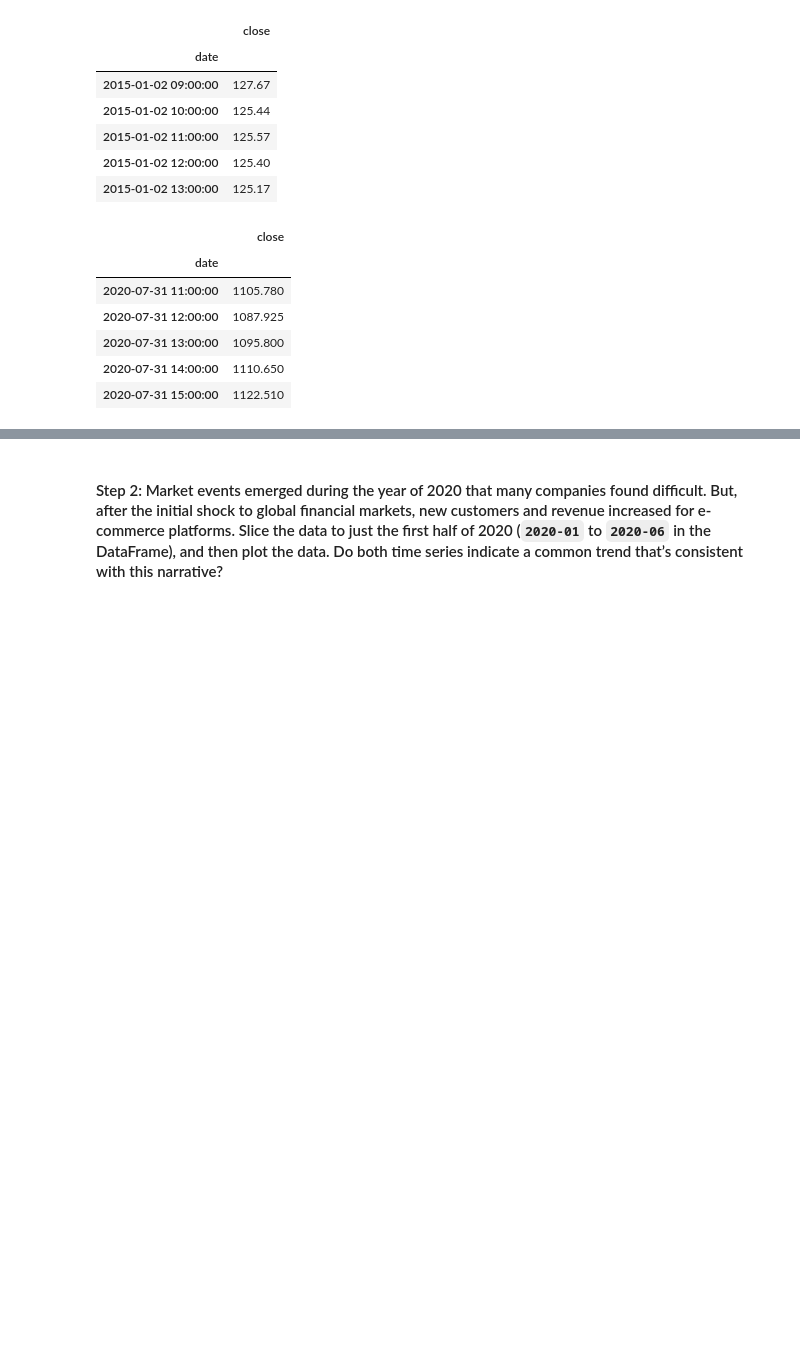
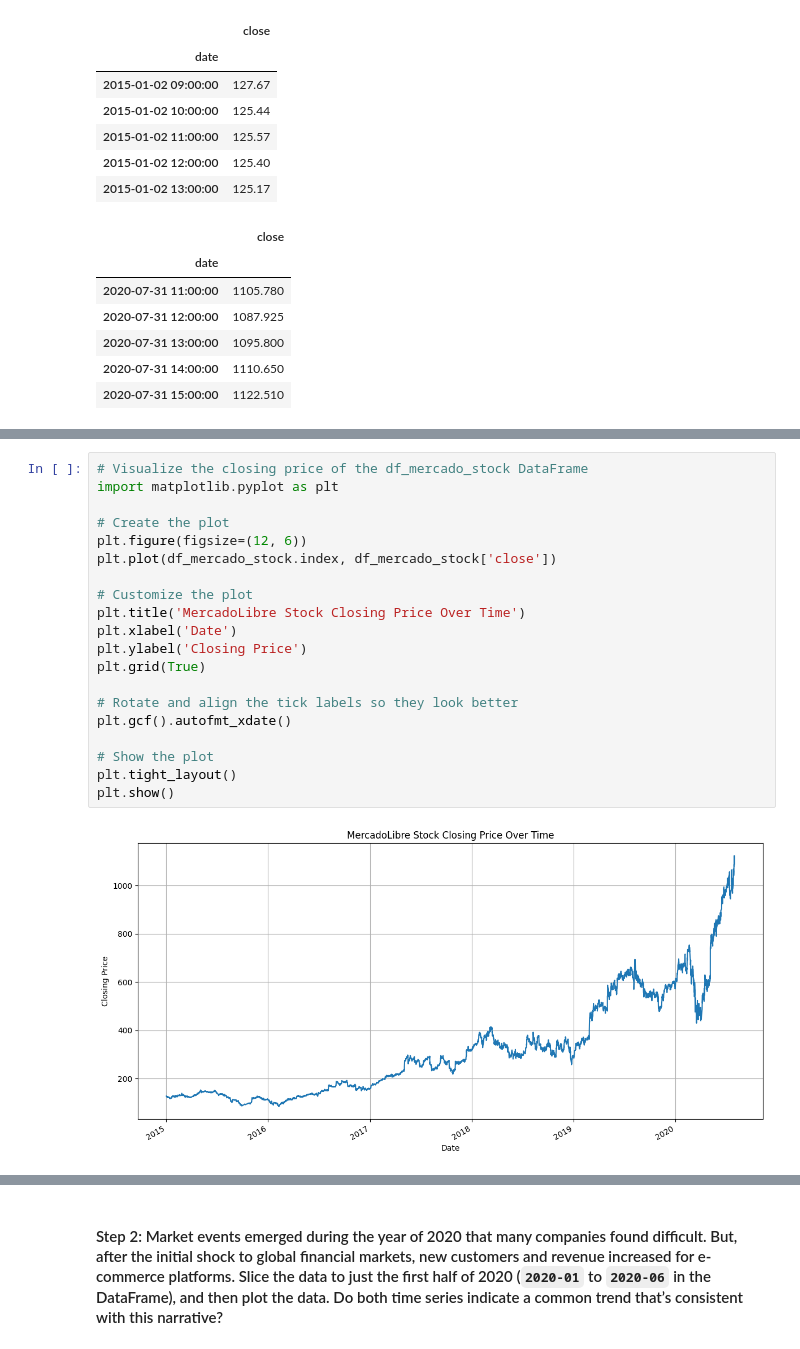
Before and after one commit to LaggingBehind/prophet-challenge, a Jupyter notebook: forecasting_net_prophet.ipynb, the cells around one changed output, grey strips where cells are left out. Saved outputs shown, nothing was run; the diff lists cells and outputs as text; blank space fills up the shorter version.

```diff
--- a/forecasting_net_prophet.ipynb
+++ b/forecasting_net_prophet.ipynb
@@ -232,2 +321,24 @@ display(df_mercado_stock.tail())
+# %%
+# Visualize the closing price of the df_mercado_stock DataFrame
+import matplotlib.pyplot as plt
+
+# Create the plot
+plt.figure(figsize=(12, 6))
+plt.plot(df_mercado_stock.index, df_mercado_stock['close'])
+
+# Customize the plot
+plt.title('MercadoLibre Stock Closing Price Over Time')
+plt.xlabel('Date')
+plt.ylabel('Closing Price')
+plt.grid(True)
+
+# Rotate and align the tick labels so they look better
+plt.gcf().autofmt_xdate()
+
+# Show the plot
+plt.tight_layout()
+plt.show()
+# %% [output]
+[figure, added]
 # %%
 # Concatenate the df_mercado_stock DataFrame with the df_mercado_trends DataFrame
```
Also changed, not shown: parts of 49 cells of this notebook.
